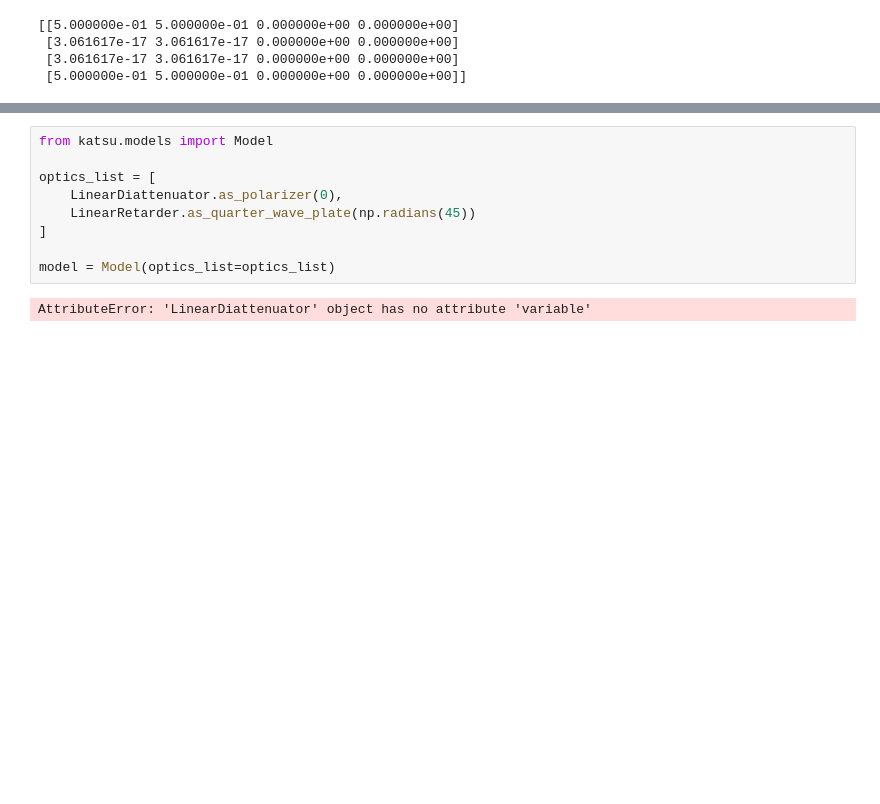
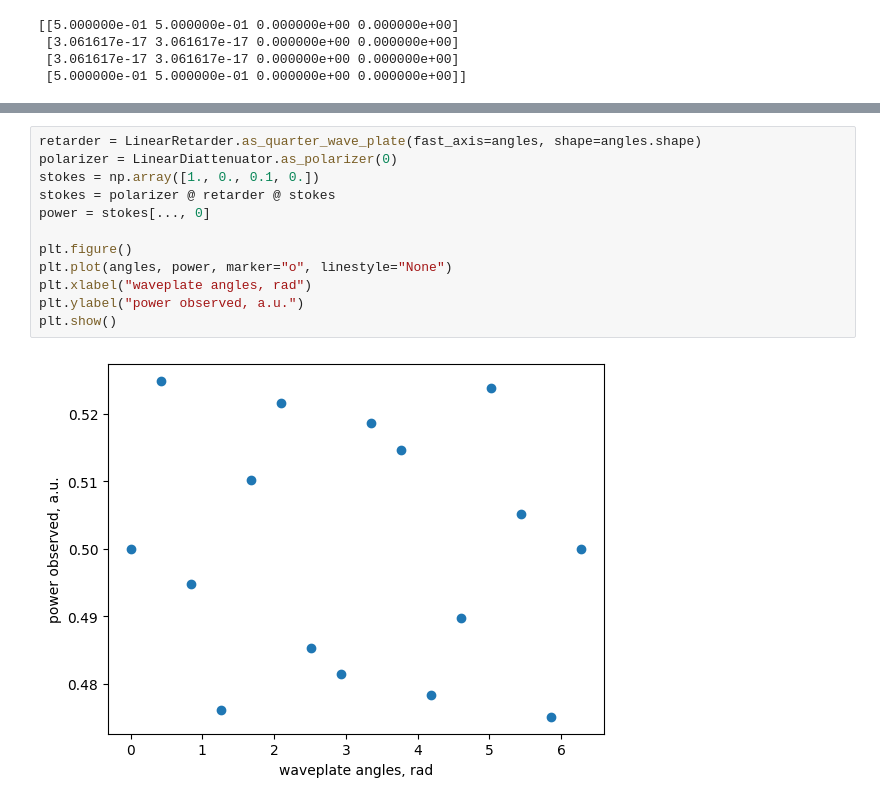
Before and after one commit to Jashcraf/katsu, a Jupyter notebook: docs/notebooks/tutorials/IntroToModels.ipynb, the cells around one changed output, grey strips where cells are left out. Saved outputs shown, nothing was run; the diff lists cells and outputs as text; blank space fills up the shorter version.

```diff
--- a/docs/notebooks/tutorials/IntroToModels.ipynb
+++ b/docs/notebooks/tutorials/IntroToModels.ipynb
@@ -105,11 +149,14 @@ To support optimization, we have a `Model` class that can simulate the power obs
 # %%
-from katsu.models import Model
+retarder = LinearRetarder.as_quarter_wave_plate(fast_axis=angles, shape=angles.shape)
+polarizer = LinearDiattenuator.as_polarizer(0)
+stokes = np.array([1., 0., 0.1, 0.])
+stokes = polarizer @ retarder @ stokes
+power = stokes[..., 0]
 
-optics_list = [
-    LinearDiattenuator.as_polarizer(0),
-    LinearRetarder.as_quarter_wave_plate(np.radians(45))
-]
-
-model = Model(optics_list=optics_list)
+plt.figure()
+plt.plot(angles, power, marker="o", linestyle="None")
+plt.xlabel("waveplate angles, rad")
+plt.ylabel("power observed, a.u.")
+plt.show()
 # %% [output]
-AttributeError: 'LinearDiattenuator' object has no attribute 'variable'
+[figure, added]
```
Also changed, not shown: parts of 12 cells of this notebook, 1 other file.
